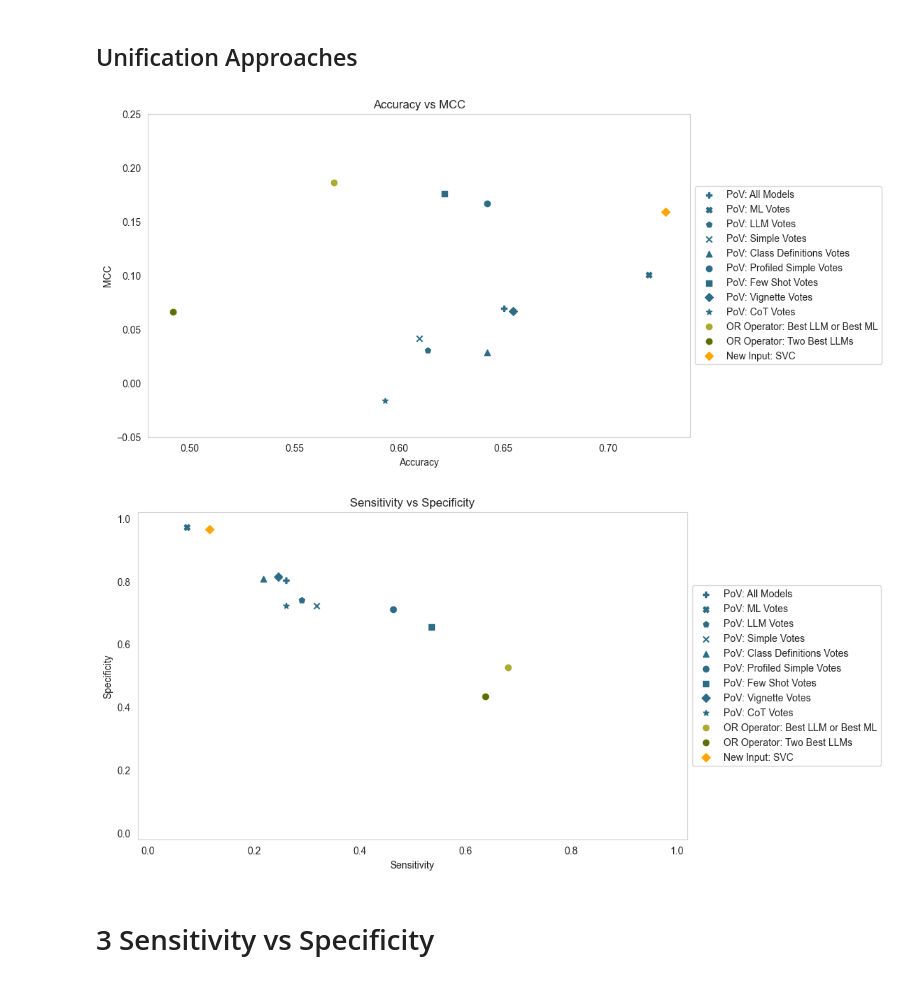
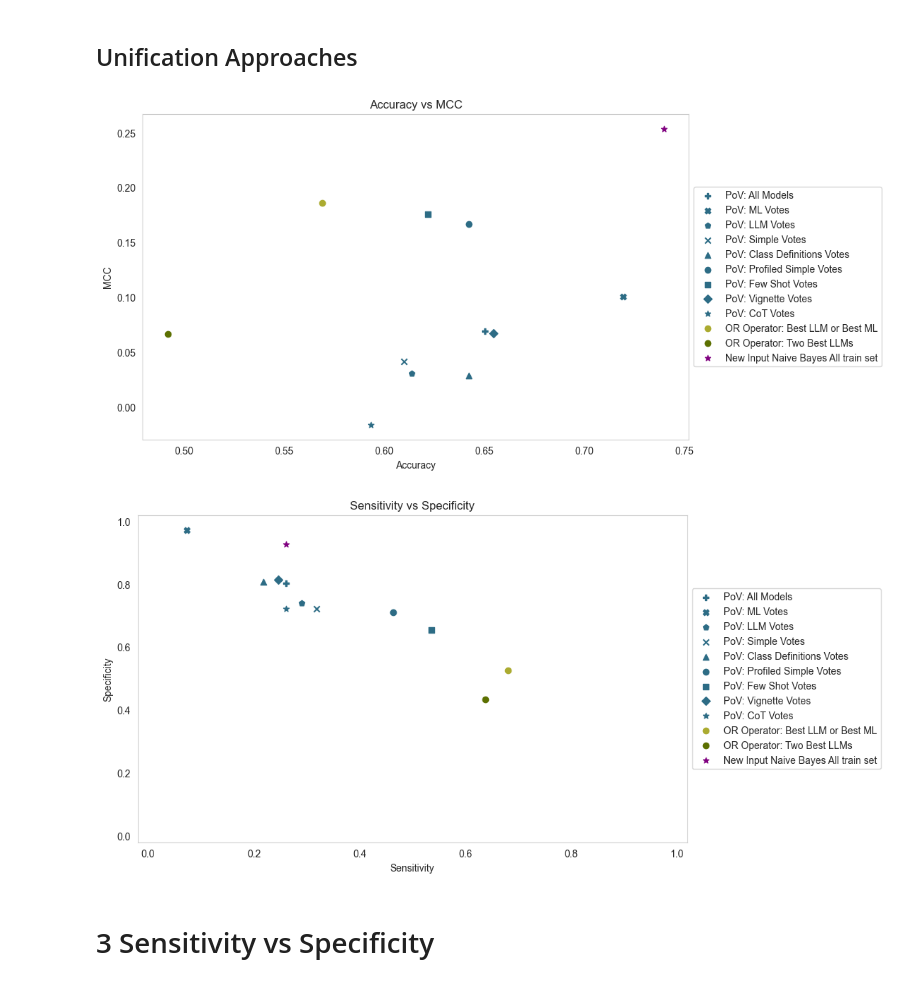
Before and after one commit to kimmizi/master_thesis, a Jupyter notebook: exp/05_Evaluation_Performance.ipynb, the cells around one changed output. Drawn from its saved outputs; the diff is of its cells as text; code cells hidden in the pictures.

```diff
--- a/exp/05_Evaluation_Performance.ipynb
+++ b/exp/05_Evaluation_Performance.ipynb
@@ -834,37 +851,37 @@ plt.grid()
 # %%
 # plot all unification approaches: MCC vs Accuracy
 plt.figure(figsize = (10, 6))
 
 plt.scatter(metrics_pov_all_models["accuracy"], metrics_pov_all_models["mcc"], label = "PoV: All Models", color = hex_colors[6], marker = "P")
 plt.scatter(metrics_pov_ml_votes["accuracy"], metrics_pov_ml_votes["mcc"], label = "PoV: ML Votes", color = hex_colors[6], marker = "X")
 plt.scatter(metrics_pov_llm_votes["accuracy"], metrics_pov_llm_votes["mcc"], label = "PoV: LLM Votes", color = hex_colors[6], marker = "p")
 plt.scatter(metrics_pov_simple_votes["accuracy"], metrics_pov_simple_votes["mcc"], label = "PoV: Simple Votes", color = hex_colors[6], marker = "x")
 plt.scatter(metrics_pov_class_definitions_votes["accuracy"], metrics_pov_class_definitions_votes["mcc"], label = "PoV: Class Definitions Votes", color = hex_colors[6], marker = "^")
 plt.scatter(metrics_pov_profiled_simple_votes["accuracy"], metrics_pov_profiled_simple_votes["mcc"], label = "PoV: Profiled Simple Votes", color = hex_colors[6], marker = "o")
 plt.scatter(metrics_pov_few_shot_votes["accuracy"], metrics_pov_few_shot_votes["mcc"], label = "PoV: Few Shot Votes", color = hex_colors[6], marker = "s")
 plt.scatter(metrics_pov_vignette_votes["accuracy"], metrics_pov_vignette_votes["mcc"], label = "PoV: Vignette Votes", color = hex_colors[6], marker = "D")
 plt.scatter(metrics_pov_cot_votes["accuracy"], metrics_pov_cot_votes["mcc"], label = "PoV: CoT Votes", color = hex_colors[6], marker = "*")
 
 plt.scatter(metrics_best_LLM_or_best_ML["accuracy"], metrics_best_LLM_or_best_ML["mcc"], label = "OR Operator: Best LLM or Best ML", color = hex_colors[8], marker = "o")
 plt.scatter(metrics_OR_best_LLMs["accuracy"], metrics_OR_best_LLMs["mcc"], label = "OR Operator: Two Best LLMs", color = hex_colors[9], marker = "o")
 
 # plt.scatter(metrics_new_input_dnn["accuracy"], metrics_new_input_dnn["mcc"], label = "New Input: DNN", color = "green", marker = "s")
-plt.scatter(metrics_new_input_svc["accuracy"], metrics_new_input_svc["mcc"], label = "New Input: SVC", color = "orange", marker = "D")
-# plt.scatter(metrics_new_input_svc_2["accuracy"], metrics_new_input_svc_2["mcc"], label = "New Input SVC All train set", color = "purple", marker = "*")
+# plt.scatter(metrics_new_input_svc["accuracy"], metrics_new_input_svc["mcc"], label = "New Input: SVC", color = "orange", marker = "D")
+plt.scatter(metrics_new_input_nb["accuracy"], metrics_new_input_nb["mcc"], label = "New Input Naive Bayes All train set", color = "purple", marker = "*")
 
 # plt.xlim(0.3, 0.7)
-plt.ylim(-0.05, 0.25)
+# plt.ylim(-0.05, 0.25)
 
 plt.xlabel("Accuracy")
 plt.ylabel("MCC")
 plt.title("Accuracy vs MCC")
 plt.legend(loc = 'center left', bbox_to_anchor = (1, 0.5))
 plt.grid()
 
 # # save as png
 plt.savefig("../doc/figs/02_unification_performance/accuracy_mcc_unification.png", dpi = 300, bbox_inches = "tight")
 # %% [output]
-[figure, old version]
+[figure, new version]
 # %%
 # plot sensitivity vs specificity for all unification approaches
 plt.figure(figsize = (10, 6))
@@ -883,8 +900,8 @@ plt.scatter(metrics_best_LLM_or_best_ML["sensitivity"], metrics_best_LLM_or_best
 plt.scatter(metrics_OR_best_LLMs["sensitivity"], metrics_OR_best_LLMs["specificity"], label = "OR Operator: Two Best LLMs", color = hex_colors[9], marker = "o")
 
 # plt.scatter(metrics_new_input_dnn["sensitivity"], metrics_new_input_dnn["specificity"], label = "New Input: DNN", color = "green", marker = "s")
-plt.scatter(metrics_new_input_svc["sensitivity"], metrics_new_input_svc["specificity"], label = "New Input: SVC", color = "orange", marker = "D")
-# plt.scatter(metrics_new_input_svc_2["sensitivity"], metrics_new_input_svc_2["specificity"], label = "New Input SVC All train set", color = "purple", marker = "*")
+# plt.scatter(metrics_new_input_svc["sensitivity"], metrics_new_input_svc["specificity"], label = "New Input: SVC", color = "orange", marker = "D")
+plt.scatter(metrics_new_input_nb["sensitivity"], metrics_new_input_nb["specificity"], label = "New Input Naive Bayes All train set", color = "purple", marker = "*")
 
 plt.xlim(-0.02, 1.02)
 plt.ylim(-0.02, 1.02)
@@ -898,7 +915,7 @@ plt.grid()
 # # save as png
 plt.savefig("../doc/figs/02_unification_performance/sensitivity_specificity_unification.png", dpi = 300, bbox_inches = "tight")
 # %% [output]
-[figure, old version]
+[figure, new version]
 # %% [markdown]
 # 3 Sensitivity vs Specificity
 # %%
```
Also changed, not shown: parts of 17 cells of this notebook, 5 other files.
